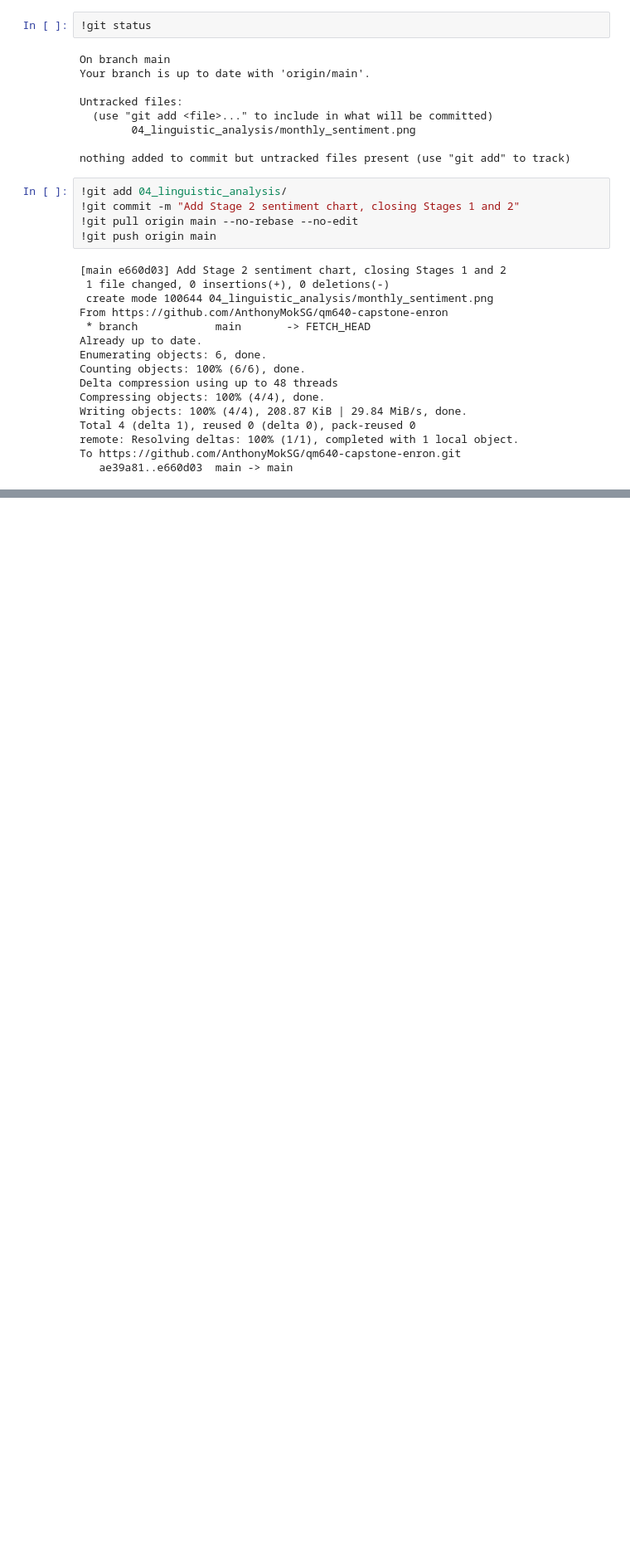
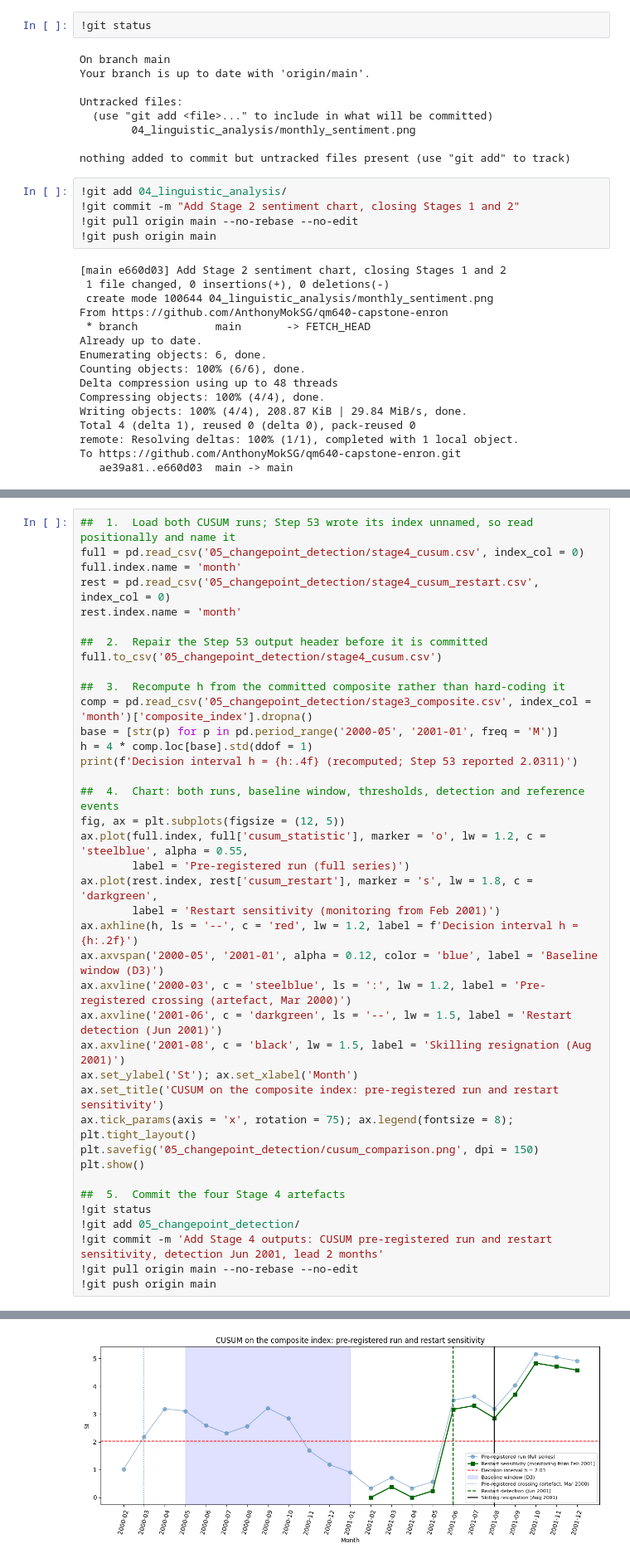
Before and after one commit to AnthonyMokSG/qm640-capstone-enron, a Jupyter notebook: 01_extraction/qm640_extraction.ipynb, the cells around one changed output, grey strips where cells are left out. Shown at 83% size. Cells and saved outputs as stored; diff of their text form; blank space fills up the shorter version.

```diff
--- a/01_extraction/qm640_extraction.ipynb
+++ b/01_extraction/qm640_extraction.ipynb
@@ -2258,0 +2973,40 @@ To https://github.com/AnthonyMokSG/qm640-capstone-enron.git
+# %%
+##  1.  Load both CUSUM runs; Step 53 wrote its index unnamed, so read positionally and name it
+full = pd.read_csv('05_changepoint_detection/stage4_cusum.csv', index_col = 0)
+full.index.name = 'month'
+rest = pd.read_csv('05_changepoint_detection/stage4_cusum_restart.csv', index_col = 0)
+rest.index.name = 'month'
+
+##  2.  Repair the Step 53 output header before it is committed
+full.to_csv('05_changepoint_detection/stage4_cusum.csv')
+
+##  3.  Recompute h from the committed composite rather than hard-coding it
+comp = pd.read_csv('05_changepoint_detection/stage3_composite.csv', index_col = 'month')['composite_index'].dropna()
+base = [str(p) for p in pd.period_range('2000-05', '2001-01', freq = 'M')]
+h = 4 * comp.loc[base].std(ddof = 1)
+print(f'Decision interval h = {h:.4f} (recomputed; Step 53 reported 2.0311)')
+
+##  4.  Chart: both runs, baseline window, thresholds, detection and reference events
+fig, ax = plt.subplots(figsize = (12, 5))
+ax.plot(full.index, full['cusum_statistic'], marker = 'o', lw = 1.2, c = 'steelblue', alpha = 0.55,
+        label = 'Pre-registered run (full series)')
+ax.plot(rest.index, rest['cusum_restart'], marker = 's', lw = 1.8, c = 'darkgreen',
+        label = 'Restart sensitivity (monitoring from Feb 2001)')
+ax.axhline(h, ls = '--', c = 'red', lw = 1.2, label = f'Decision interval h = {h:.2f}')
+ax.axvspan('2000-05', '2001-01', alpha = 0.12, color = 'blue', label = 'Baseline window (D3)')
+ax.axvline('2000-03', c = 'steelblue', ls = ':', lw = 1.2, label = 'Pre-registered crossing (artefact, Mar 2000)')
+ax.axvline('2001-06', c = 'darkgreen', ls = '--', lw = 1.5, label = 'Restart detection (Jun 2001)')
+ax.axvline('2001-08', c = 'black', lw = 1.5, label = 'Skilling resignation (Aug 2001)')
+ax.set_ylabel('St'); ax.set_xlabel('Month')
+ax.set_title('CUSUM on the composite index: pre-registered run and restart sensitivity')
+ax.tick_params(axis = 'x', rotation = 75); ax.legend(fontsize = 8); plt.tight_layout()
+plt.savefig('05_changepoint_detection/cusum_comparison.png', dpi = 150)
+plt.show()
+
+##  5.  Commit the four Stage 4 artefacts
+!git status
+!git add 05_changepoint_detection/
+!git commit -m 'Add Stage 4 outputs: CUSUM pre-registered run and restart sensitivity, detection Jun 2001, lead 2 months'
+!git pull origin main --no-rebase --no-edit
+!git push origin main
+# %% [output]
@@ -2258,0 +3014 @@ To https://github.com/AnthonyMokSG/qm640-capstone-enron.git
+[figure, added]
```
Also changed, not shown: parts of 33 cells of this notebook.
